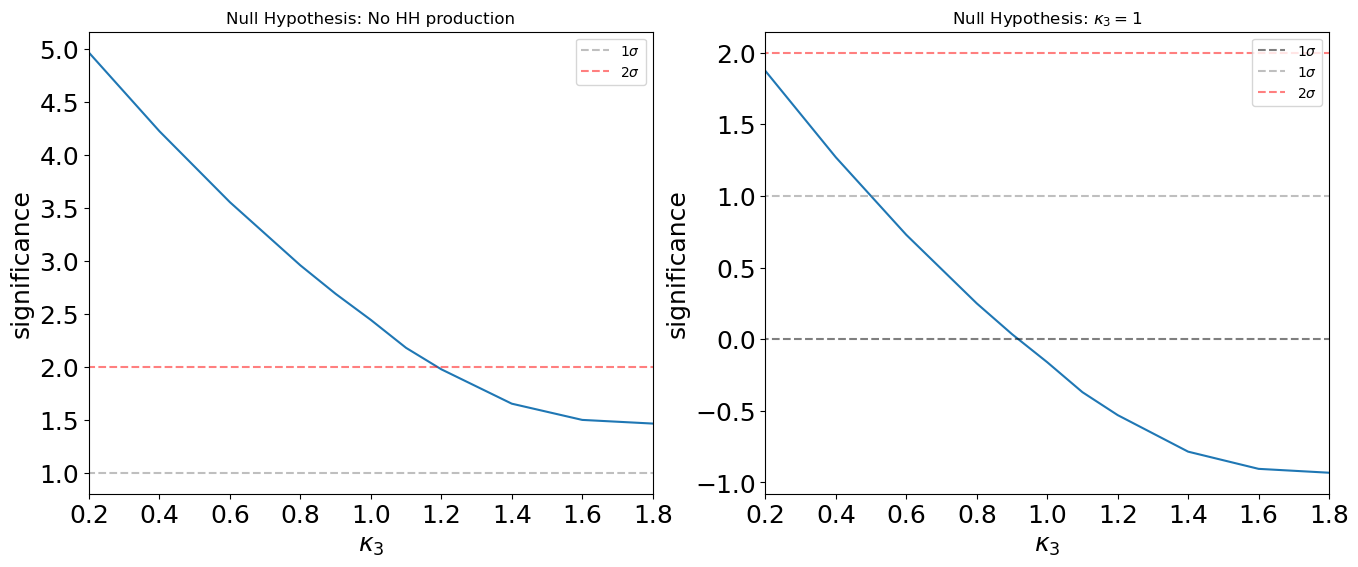
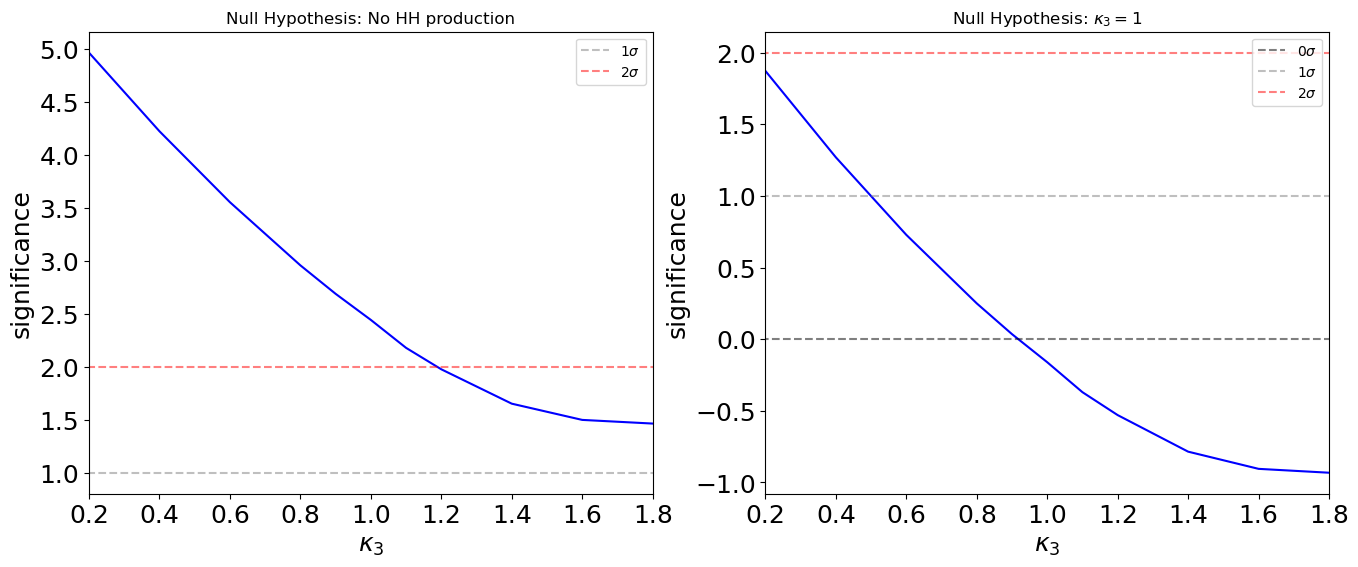
Code edit (unified diff) that turned the first committed figure into the second:
--- before
+++ after
@@ -14,5 +14,5 @@
 
 fig.add_subplot(121)
-plt.plot(kappa3, significance_null_hypo)
+plt.plot(kappa3, significance_null_hypo, color='b')
 plt.xticks(fontsize=18)
 plt.yticks(fontsize=18)
@@ -26,5 +26,5 @@
 
 fig.add_subplot(122)
-plt.plot(kappa3, significance_diff_hypo)
+plt.plot(kappa3, significance_diff_hypo, color='b')
 plt.xticks(fontsize=18)
 plt.yticks(fontsize=18)
@@ -32,5 +32,5 @@
 plt.ylabel(r"significance", fontsize=18)
 plt.xlim(0.2,1.8)
-plt.hlines(0, -10, 10, color='black', alpha=0.5, linestyle="--", label=r"1$\sigma$")
+plt.hlines(0, -10, 10, color='black', alpha=0.5, linestyle="--", label=r"0$\sigma$")
 plt.hlines(1, -10, 10, color='gray', alpha=0.5, linestyle="--", label=r"1$\sigma$")
 plt.hlines(2, -10, 10, color='red', alpha=0.5, linestyle="--", label=r"2$\sigma$")

Commit: fix the typo and calculate 2D model with different hypothesis but failed